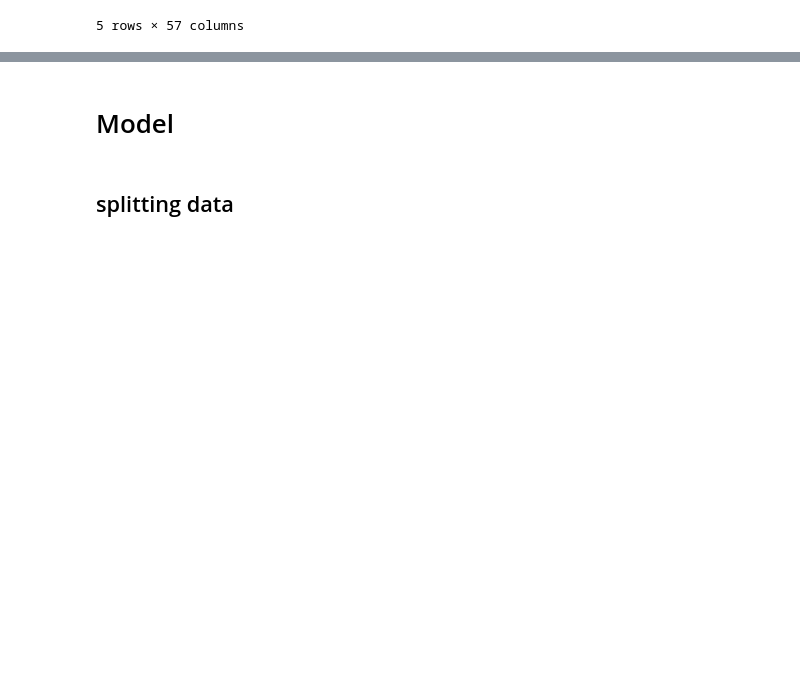
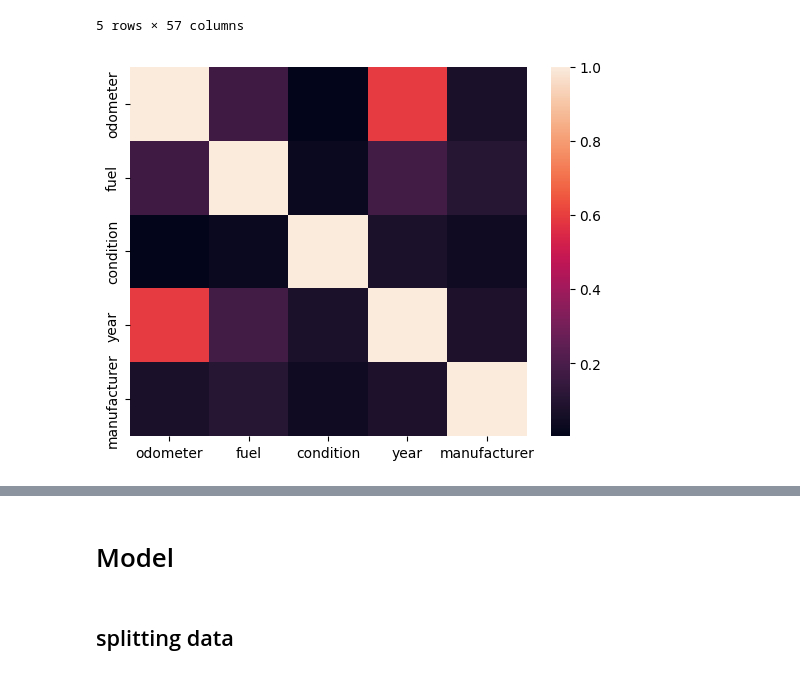
Before and after one commit to olegsher-ds-2025/NayaDS, a Jupyter notebook: cars-cleaned.ipynb, the cells around one changed output, grey strips where cells are left out. Drawn from its saved outputs; the diff is of its cells as text; code cells hidden in the pictures; blank space fills up the shorter version.

```diff
--- a/cars-cleaned.ipynb
+++ b/cars-cleaned.ipynb
@@ -607,0 +628,5 @@ cars_m1.head()
+# %%
+df_corr = cars_m1[['odometer', 'fuel', 'condition', 'year', 'manufacturer']].corr()
+sns.heatmap(df_corr.abs());
+# %% [output]
+[figure, added]
```
Also changed, not shown: parts of 18 cells of this notebook.
